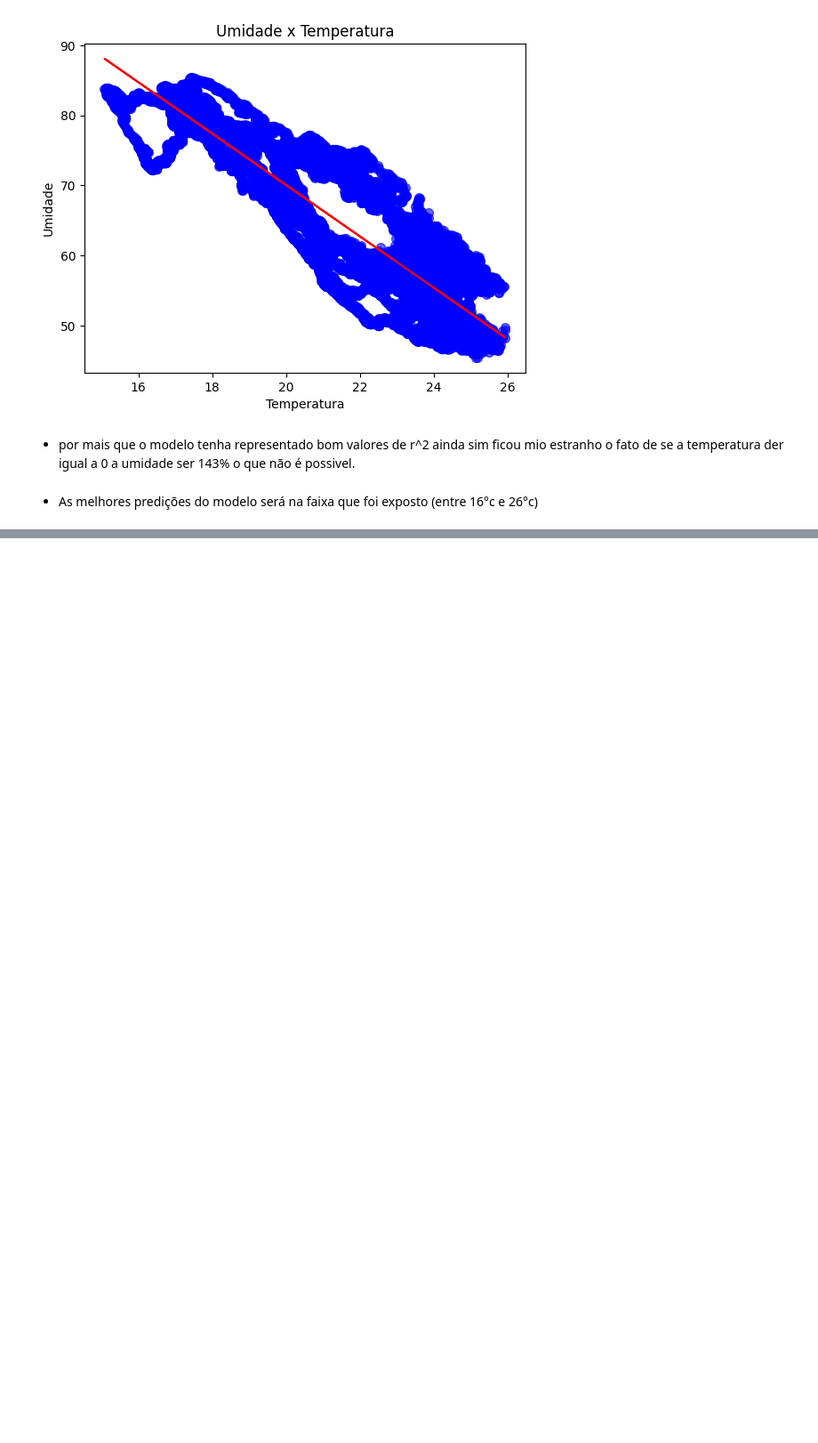
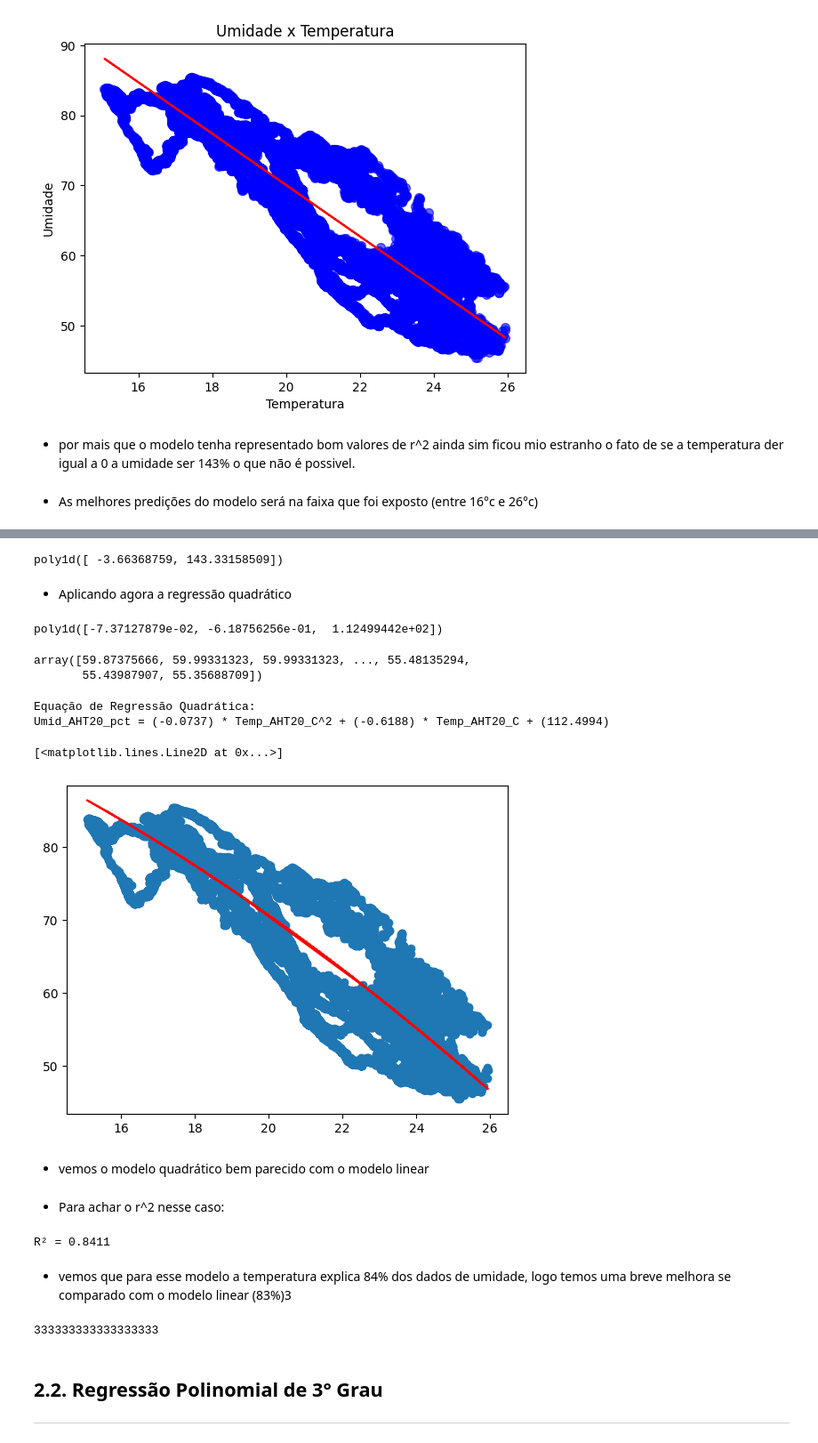
Before and after one commit to JonasSouza871/Machine-Learning-Statistics-Studies, a Jupyter notebook: Regression/Tipos_de_Regressões.ipynb, the cells around one changed output, grey strips where cells are left out. Shown at 89% size. Drawn from its saved outputs; the diff is of its cells as text; code cells hidden in the pictures; blank space fills up the shorter version.

```diff
--- a/Regression/Tipos_de_Regressões.ipynb
+++ b/Regression/Tipos_de_Regressões.ipynb
@@ -133,0 +153,65 @@ plt.show()
+# %%
+coeficientes = np.polyfit(df['Temp_AHT20_C'], df['Umid_AHT20_pct'], 1)  # treina funções polinomias com base no ultimos parametro
+# veja que eu defini 1 no final, o que indica que o modleo será treinado como  regressão linear
+modelo_linear = np.poly1d(coeficientes) #calcula os coeficientes do modelo
+modelo_linear#os valores batem com o que foi achado acima
+# %% [output]
+poly1d([ -3.66368759, 143.33158509])
+# %% [markdown]
+- Aplicando agora a regressão quadrático
+# %%
+coeficientes_quadraticos = np.polyfit(df['Temp_AHT20_C'],df['Umid_AHT20_pct'],2) #treina com base na função quadratica
+modelo_quadratico = np.poly1d(coeficientes_quadraticos) # calcula os coeficientes do modelo
+modelo_quadratico
+# %% [output]
+poly1d([-7.37127879e-02, -6.18756256e-01,  1.12499442e+02])
+# %%
+y_pred = modelo_quadratico(df['Temp_AHT20_C'])
+y_pred #Valores da regressão (valores previsto de umidade) com base nas temperaturas do sensor
+# %% [output]
+array([59.87375666, 59.99331323, 59.99331323, ..., 55.48135294,
+       55.43987907, 55.35688709])
+# %%
+# Acessa os coeficientes (c) do objeto poly1d
+a = modelo_quadratico.coef[0]
+b = modelo_quadratico.coef[1]
+c = modelo_quadratico.coef[2]
+
+# Cria um print formatado para mostrar a equação (y = ax^2 + bx + c)
+print(f"Equação de Regressão Quadrática:")
+print(f"Umid_AHT20_pct = ({a:.4f}) * Temp_AHT20_C^2 + ({b:.4f}) * Temp_AHT20_C + ({c:.4f})")
+# %% [output]
+Equação de Regressão Quadrática:
+Umid_AHT20_pct = (-0.0737) * Temp_AHT20_C^2 + (-0.6188) * Temp_AHT20_C + (112.4994)
+# %%
+plt.scatter(df['Temp_AHT20_C'],df['Umid_AHT20_pct'])
+plt.plot(df['Temp_AHT20_C'],y_pred, color='red')
+# %% [output]
+[<matplotlib.lines.Line2D at 0x...>]
+[figure, added]
+# %% [markdown]
+-  vemos o modelo quadrático bem parecido com o modelo linear
+# %% [markdown]
+- Para achar o r^2 nesse caso:
+# %%
+# Fazer as predições com o modelo
+y_pred = modelo_quadratico(df['Temp_AHT20_C']) #umidade que ele previu com base na temperatura
+y_real = df['Umid_AHT20_pct'] #umidade real do dataset
+
+ss_res = np.sum((y_real - y_pred) ** 2)  # Soma dos quadrados dos resíduos
+ss_tot = np.sum((y_real - np.mean(y_real)) ** 2)  # Soma total dos quadrados
+r2 = 1 - (ss_res / ss_tot)
+
+print(f"R² = {r2:.4f}")
+# %% [output]
+R² = 0.8411
+# %% [markdown]
+-  vemos que para esse modelo a temperatura explica 84% dos dados de umidade, logo temos uma breve melhora se comparado com o modelo linear (83%)3
+# %%
+333333333333333333
+# %% [output]
+333333333333333333
+# %% [markdown]
+## 2.2.  Regressão Polinomial de 3° Grau
+
+---------------
```
Also changed, not shown: parts of 42 cells of this notebook, 1 other file.
